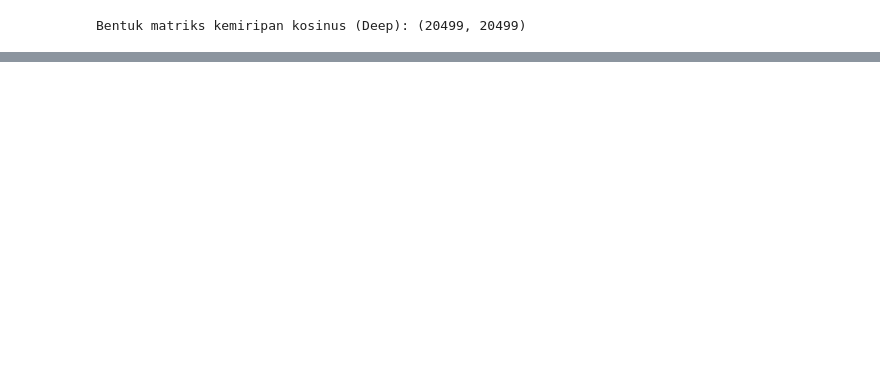
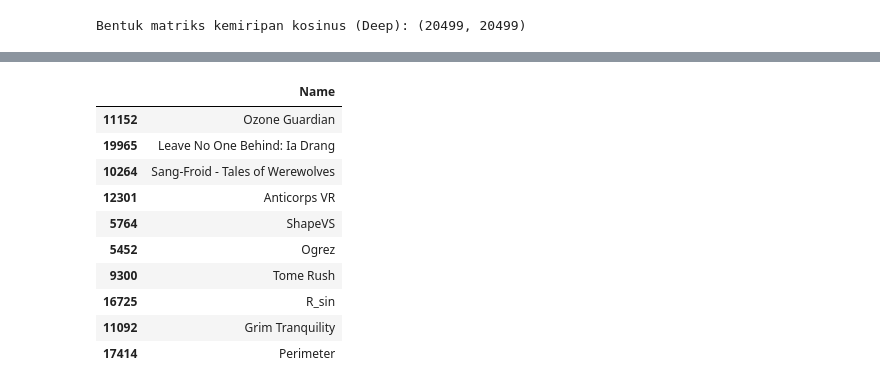
Before and after one commit to Bayhaqieee/Reccomendation_System_SteamGame, a Jupyter notebook: Reccommendation_System_Game.ipynb, the cells around one changed output, grey strips where cells are left out. Drawn from its saved outputs; the diff is of its cells as text; code cells hidden in the pictures; blank space fills up the shorter version.

```diff
--- a/Reccommendation_System_Game.ipynb
+++ b/Reccommendation_System_Game.ipynb
@@ -1294,0 +1386,79 @@ Name: Name, dtype: object
+# %%
+def recommend_and_evaluate_deep_content_based(game_name, N=10, cosine_sim=cosine_sim_deep):
+    if game_name not in indices:
+        print(f"Game '{game_name}' not found in the dataset.")
+        return None, None
+
+    print(f"Generating Top-{N} recommendations for '{game_name}' using Deep Content-Based Model...")
+
+    # Get the index of the input game
+    idx = indices[game_name]
+
+    # Get the similarity scores for all games with this game
+    sim_scores = list(enumerate(cosine_sim[idx]))
+
+    # Sort the games based on similarity scores
+    sim_scores = sorted(sim_scores, key=lambda x: x[1], reverse=True)
+
+    # Get the scores of the top N+1 most similar games (excluding the game itself)
+    sim_scores = sim_scores[1:N+1]
+
+    # Get the indices of the recommended games
+    game_indices = [i[0] for i in sim_scores]
+
+    # Get the recommended game names
+    recommended_games = games_df['Name'].iloc[game_indices]
+
+    print("\nRecommended Games (Deep Content-Based):")
+    display(recommended_games)
+
+    print(f"\nFeatures related to '{game_name}':")
+    display(games_df[games_df['Name'] == game_name][['Release date', 'Required age', 'Supported languages',
+                                                     'Full audio languages', 'Windows', 'Mac', 'Linux',
+                                                     'Average playtime forever', 'Player based',
+                                                     'Steam Achievements', 'Family Sharing',
+                                                     'Full controller support', 'Tag 1', 'Tag 2', 'Tag 3']])
+
+
+    print(f"\nPerforming Qualitative Evaluation: Precision@{N}")
+
+    # Simple simulation of relevance for Deep Model:
+    # Assume a recommendation is "relevant" if its similarity score is above a certain threshold (e.g., > 0.6 for Deep)
+    # AND it shares at least one 'Tag 1' with the original game.
+    # The threshold might need tuning based on the distribution of similarity scores from the deep model.
+    relevance_threshold = 0.6
+
+    input_game_tags = games_df[games_df['Name'] == game_name][['Tag 1']].iloc[0].tolist()
+    relevant_count = 0
+    total_recommendations = N
+
+    for rec_idx, score in sim_scores:
+        recommended_game_name = games_df['Name'].iloc[rec_idx]
+        recommended_game_tags = games_df[games_df['Name'] == recommended_game_name][['Tag 1']].iloc[0].tolist()
+
+        # Check for simulated relevance: high score AND shared Tag 1
+        if score > relevance_threshold:
+             relevant_count += 1
+             print(f" - '{recommended_game_name}' (Score: {score:.4f}) - Simulated Relevant") # Optional: Print relevant ones
+        else:
+             print(f" - '{recommended_game_name}' (Score: {score:.4f}) - Simulated Not Relevant") # Optional: Print non-relevant ones
+
+
+    precision_at_N = relevant_count / total_recommendations if total_recommendations > 0 else 0
+
+    print(f"\nSimulated Relevant Recommendations out of {N}: {relevant_count}")
+    print(f"Precision@{N}: {precision_at_N:.4f}")
+
+
+    return recommended_games, precision_at_N
+
+# Example usage of the deep content-based recommender and evaluation
+game_to_recommend_deep = 'Portal 2' # Choose another game from your reduced dataset
+
+# Find a game that is definitely in the reduced dataset to test with
+# Let's pick the first game from the reduced dataframe as an example
+game_to_recommend_deep = games_df['Name'].iloc[0]
+print(f"\nTesting Deep Content-Based Recommender with: '{game_to_recommend_deep}'")
+
+recommended_games_deep, precision_deep = recommend_and_evaluate_deep_content_based(game_to_recommend_deep, N=10, cosine_sim=cosine_sim_deep)
+# %% [output]
@@ -1294,0 +1469,11 @@ Name: Name, dtype: object
+|  | Name |
+| 11152 | Ozone Guardian |
+| 19965 | Leave No One Behind: Ia Drang |
+| 10264 | Sang-Froid - Tales of Werewolves |
+| 12301 | Anticorps VR |
+| 5764 | ShapeVS |
+| 5452 | Ogrez |
+| 9300 | Tome Rush |
+| 16725 | R_sin |
+| 11092 | Grim Tranquility |
+| 17414 | Perimeter |
```
Also changed, not shown: parts of 15 cells of this notebook.
